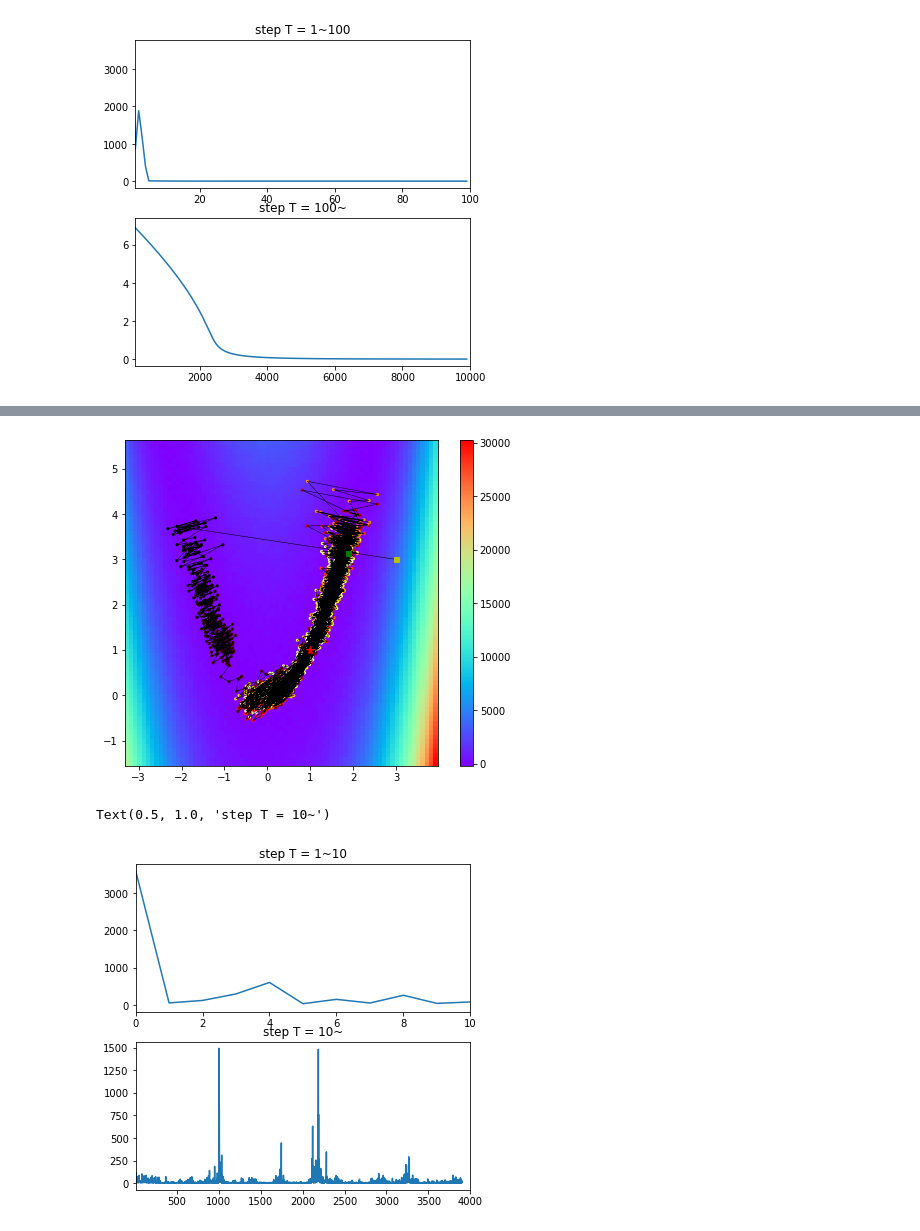
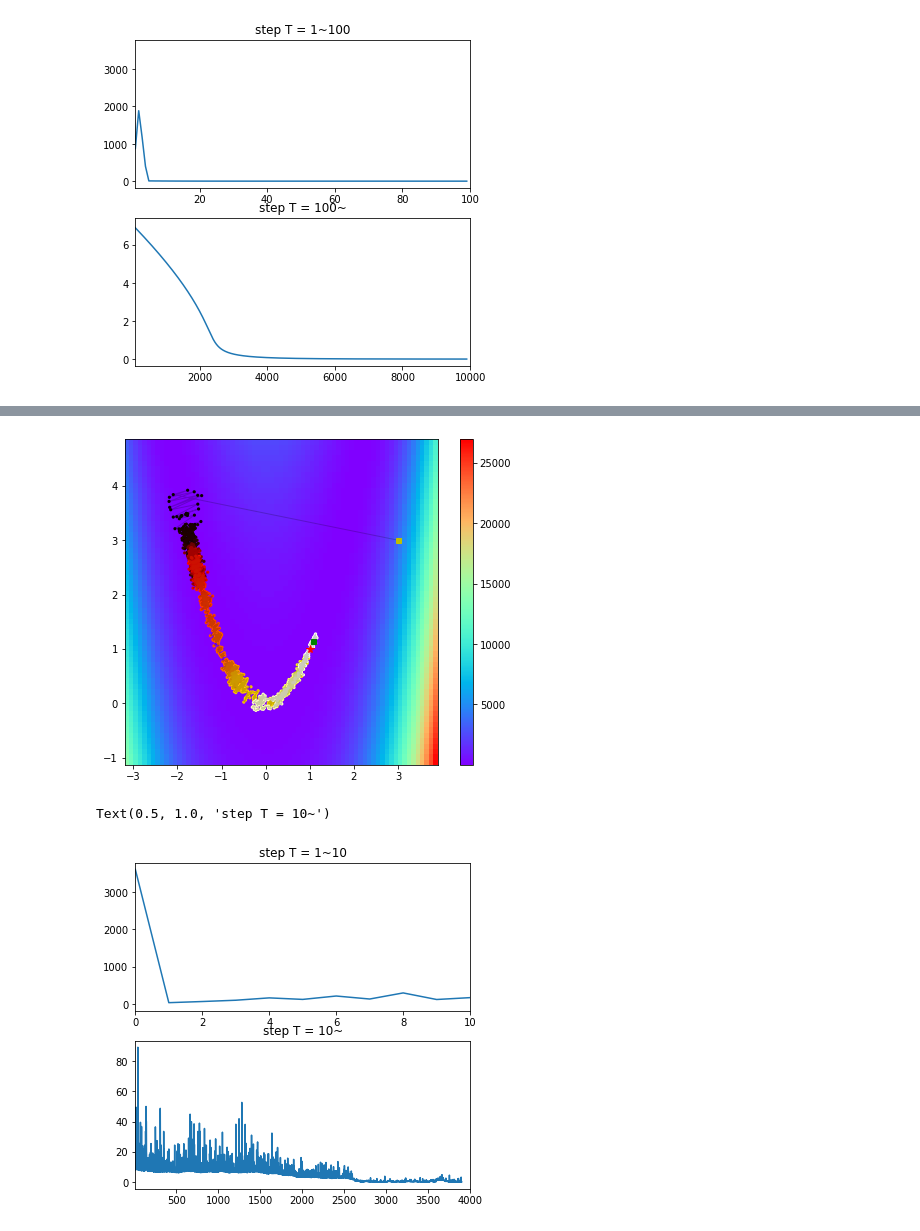
Before and after one commit to NaokiNakamichi/ML, a Jupyter notebook: GD/multiprocess_SGD.ipynb, the cells around one changed output, grey strips where cells are left out. Saved outputs shown, nothing was run; the diff lists cells and outputs as text; code cells hidden in the pictures.

```diff
--- a/GD/multiprocess_SGD.ipynb
+++ b/GD/multiprocess_SGD.ipynb
@@ -212,7 +212,7 @@ ax1.legend()
 # RosenBrockのSGD　１コア　反復多数
 w_init = np.array([3,3])
 _t_max = 4000
-f = model_opt.RosenBrock(err = 500)
+f = model_opt.RosenBrock(err = 100)
 
 
 algo = algo_GD.SGD(w_init=w_init,t_max=_t_max,a=0.0007)
@@ -228,36 +228,36 @@ grid_y_min = min(w_store.T[1].min(),w_star[1])-1
 grid_y_max = max(w_store.T[1].max(),w_star[1])+1
 xvals = np.arange(grid_x_min,grid_x_max, 0.1)
 yvals = np.arange(grid_y_min,grid_y_max, 0.1)
 X, Y = np.meshgrid(xvals, yvals)
 Z = f.f_opt([X,Y])
 
 fig, axes = plt.subplots(1,1, figsize=(6,6))
 axes.pcolor(X, Y, Z,cmap=plt.cm.rainbow)
 # wの軌跡
-axes.plot(w_store.T[0],w_store.T[1],c = "k",alpha=1,linewidth = 0.5)
+axes.plot(w_store.T[0],w_store.T[1],c = "k",alpha=0.2,linewidth = 1)
 c = np.linspace(0, _t_max, len(w_store))
 axes.scatter(w_store.T[0],w_store.T[1],c=c,cmap = plt.cm.hot ,linewidths=0.01,alpha=1,s=10)
-axes.plot(w_store.T[0],w_store.T[1],c="k",alpha=0.1,linewidth=0.1)
+
 # 始点(黄色)、終点（緑）、真値（赤）
 axes.plot(*w_store[0], 'ys', markersize=5)
 axes.plot(*w_store[-1], 'gs', markersize=5)
 axes.plot(*w_star, 'r*', markersize=8)
 
 #カラーバーの設定
 axpos = axes.get_position()
 cbar_ax = fig.add_axes([0.9, axpos.y0, 0.03, axpos.height])
 norm = colors.Normalize(vmin=Z.min(),vmax=Z.max())
 mappable = ScalarMappable(cmap=plt.cm.rainbow,norm=norm)
 mappable._A = []
 fig.colorbar(mappable, cax=cbar_ax)
 
 #余白の調整
 plt.subplots_adjust(right=0.85)
 plt.subplots_adjust(wspace=0.1)
 
 plt.show()
 # %% [output]
-[figure, old version]
+[figure, new version]
 # %%
 fig, axes = plt.subplots(2,1, figsize=(6,6))
 f = model_opt.RosenBrock()
@@ -269,4 +269,4 @@ axes[1].set_xlim(10,4000)
 axes[1].set_title('step T = 10~')
 # %% [output]
 Text(0.5, 1.0, 'step T = 10~')
-[figure, old version]
+[figure, new version]
```
Also changed, not shown: parts of 3 cells of this notebook, 2 other files.
